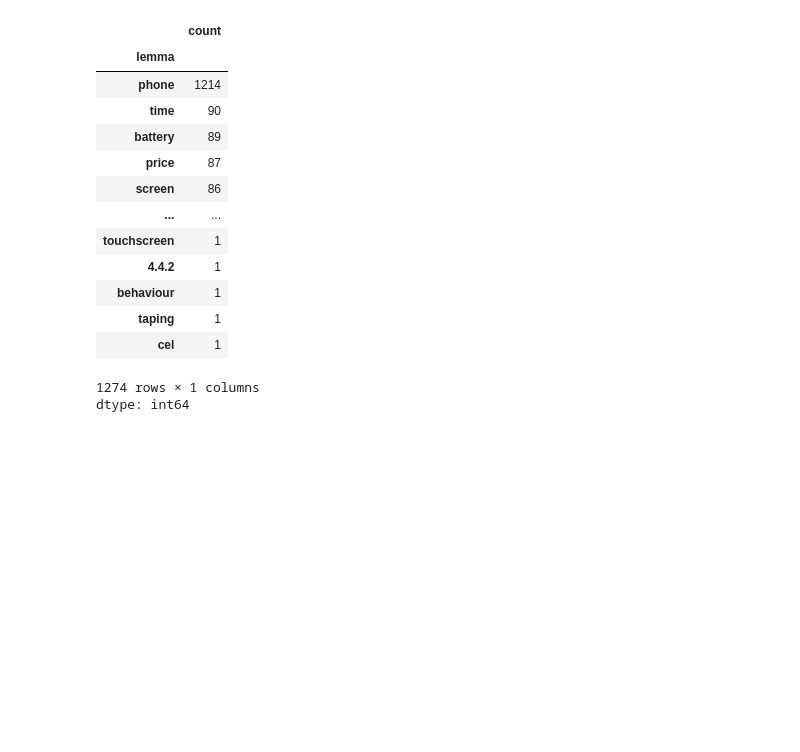
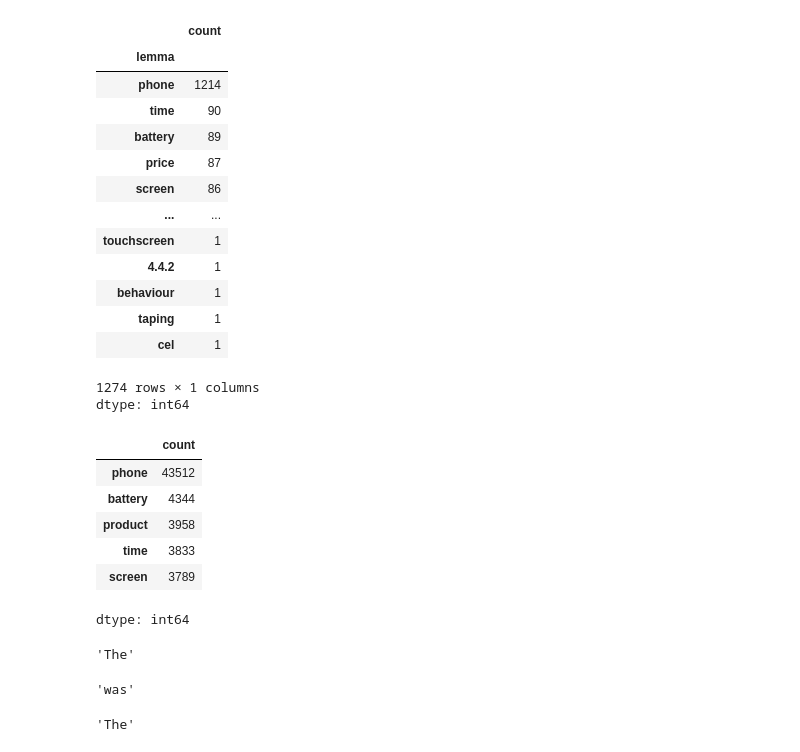
Before and after one commit to rajivgaba/NLP-Text-Processing, a Jupyter notebook: POS1_Commented.ipynb, the cells around one changed output. Cells and saved outputs as stored; diff of their text form; code cells hidden in the pictures; blank space fills up the shorter version.

```diff
--- a/POS1_Commented.ipynb
+++ b/POS1_Commented.ipynb
@@ -228,3 +228,28 @@ nlp_table[(nlp_table['pos'] == 'NOUN') ]['lemma'].value_counts().sort_values(asc
 | cel | 1 |
 1274 rows × 1 columns
 dtype: int64
+# %%
+nlp=spacy.load('en_core_web_sm',disable=['parser','ner'])
+# %%
+from tqdm import tqdm
+i = 0
+pos = []
+lemma = []
+text = []
+nouns = []
+
+for review in tqdm(samsung_reviews.split("\n")):
+    doc = nlp(review)
+    for tok in doc:
+        if tok.pos_=="NOUN":
+            nouns.append(tok.lemma_.lower())
+# %%
+pd.Series(nouns).value_counts().head(5)
+# %% [output]
+|  | count |
+| phone | 43512 |
+| battery | 4344 |
+| product | 3958 |
+| time | 3833 |
+| screen | 3789 |
+dtype: int64
@@ -230,0 +261,12 @@ dtype: int64
+# %%
+re.findall('\w+\sbattery\s\w+', s1)[0].split(' ')[0]
+# %% [output]
+'The'
+# %%
+re.findall('\w+\sbattery\s\w+', s1)[0].split(' ')[-1]
+# %% [output]
+'was'
+# %%
+re.findall(pattern, s1)[0].split(' ')[0]
+# %% [output]
+'The'
```
Also changed, not shown: parts of 4 cells of this notebook.
